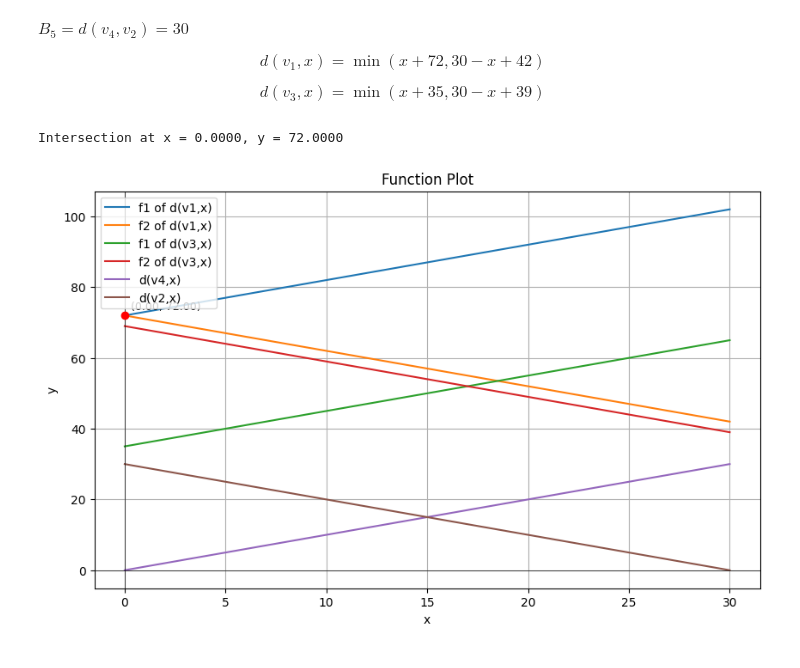
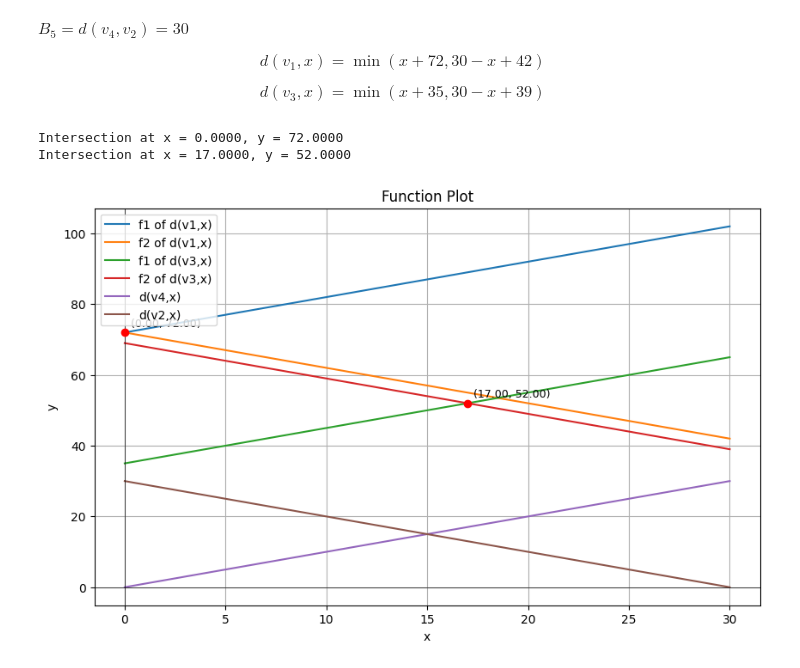
Before and after one commit to Bancie/thuhoach.nckh, a Jupyter notebook: ipynb/location/VDMH Single Center.ipynb, the cells around one changed output. Cells and saved outputs as stored; diff of their text form; code cells hidden in the pictures.

```diff
--- a/ipynb/location/VDMH Single Center.ipynb
+++ b/ipynb/location/VDMH Single Center.ipynb
@@ -189,19 +191,21 @@ $$
 # %%
 B5 = FunctionPlotter(0, 30, 100)
 def f1(x): return x + 72
 def f2(x): return 30 - x + 42
 def f3(x): return x + 35
 def f4(x): return 30 - x + 39
 def f5(x): return x
 def f6(x): return 30 - x
 B5.add_function(f1, "f1 of d(v1,x)")
 B5.add_function(f2, "f2 of d(v1,x)")
 B5.add_function(f3, "f1 of d(v3,x)")
 B5.add_function(f4, "f2 of d(v3,x)")
 B5.add_function(f5, "d(v4,x)")
 B5.add_function(f6, "d(v2,x)")
 B5.find_intersection(0, 1)
+B5.find_intersection(2, 3)
 B5.plot()
 # %% [output]
 Intersection at x = 0.0000, y = 72.0000
+Intersection at x = 17.0000, y = 52.0000
-[figure, old version]
+[figure, new version]
```
Also changed, not shown: parts of 1 cell of this notebook, 7 other files.
